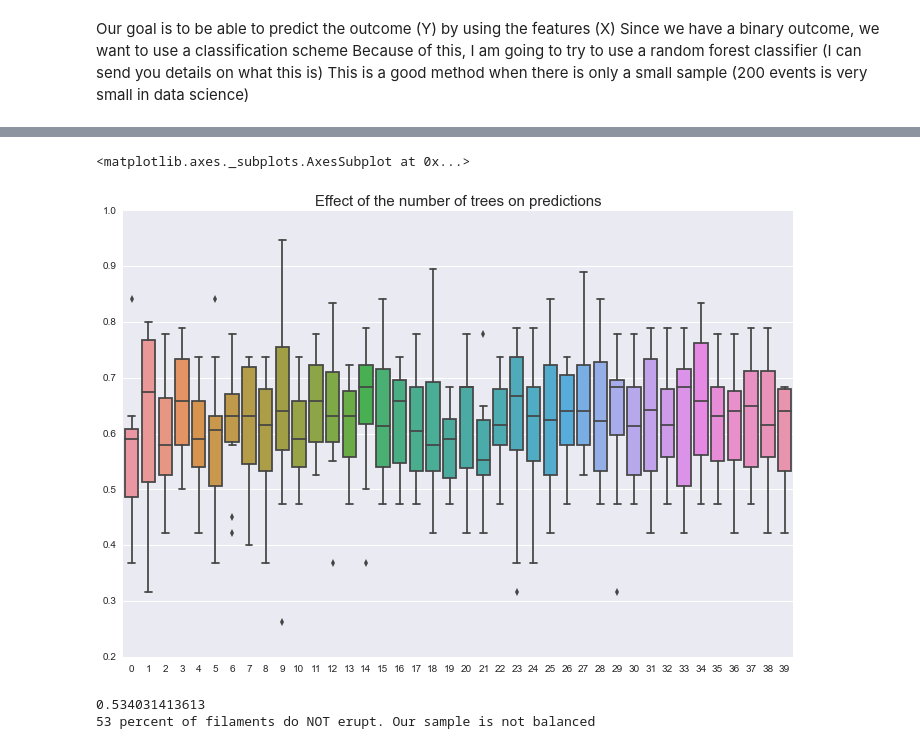
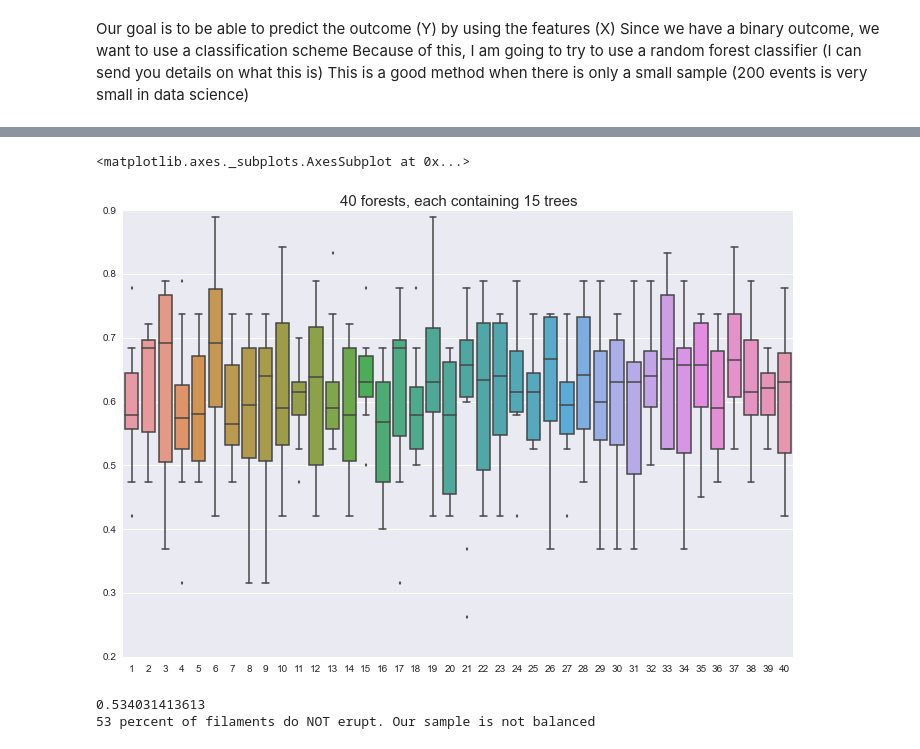
Before and after one commit to Nschanche/Filament_tracking, a Jupyter notebook: Filament_statistics.ipynb, the cells around one changed output, grey strips where cells are left out. Saved outputs shown, nothing was run; the diff lists cells and outputs as text; code cells hidden in the pictures.

```diff
--- a/Filament_statistics.ipynb
+++ b/Filament_statistics.ipynb
@@ -13,7 +13,7 @@ from matplotlib import pyplot as plt
 from sklearn import datasets
 from sklearn import linear_model
 # %%
-url = 'Non-Eruption_Analysis.csv'
+url = 'Non_Eruption_Analysis.csv'
 non_erupting = pd.read_csv(url)
 non_erupting = non_erupting.drop('Unnamed: 0', axis=1)
 non_erupting.replace('Na',np.nan, inplace=True)
@@ -154,15 +169,29 @@ for i in n_trees:
+# %%
+#Let's start by making 40 different 'trees' (based on decisions)
+from sklearn.ensemble import RandomForestClassifier
+from sklearn.cross_validation import cross_val_score
+
+#Unlike above, now we want to make 40 different forests, each conaining the same number of trees (15)
+n_trees = [15]*40
+scores = []
+#This will make 40 forests, and each forest will be made up of 1-40 trees successively
+#This way, we can see how much of an effect adding more trees has on the predictions.
+for i in n_trees:
+    forest = sklearn.ensemble.RandomForestClassifier(n_estimators = i)
+    val_score = cross_val_score(forest, X=X, y=Y, cv=10)
+    scores.append(val_score)
 # %%
 #How good at prediction is my tree? (I ran 40 different test, so each bar is one test).
 from matplotlib import pyplot as plt
 
 plt.figure(figsize=(12,8))
-plt.title('Effect of the number of trees on predictions', fontsize=15)
+plt.title('40 forests, each containing 15 trees', fontsize=15)
+
 sns.boxplot(data=scores)
-
 #Note: This is before correcting for the unbalanced sample size.
 # %% [output]
 <matplotlib.axes._subplots.AxesSubplot at 0x...>
-[figure, old version]
+[figure, new version]
 # %%
 ## your code here
 non_erupt = 0.
```
Also changed, not shown: parts of 22 cells of this notebook.
